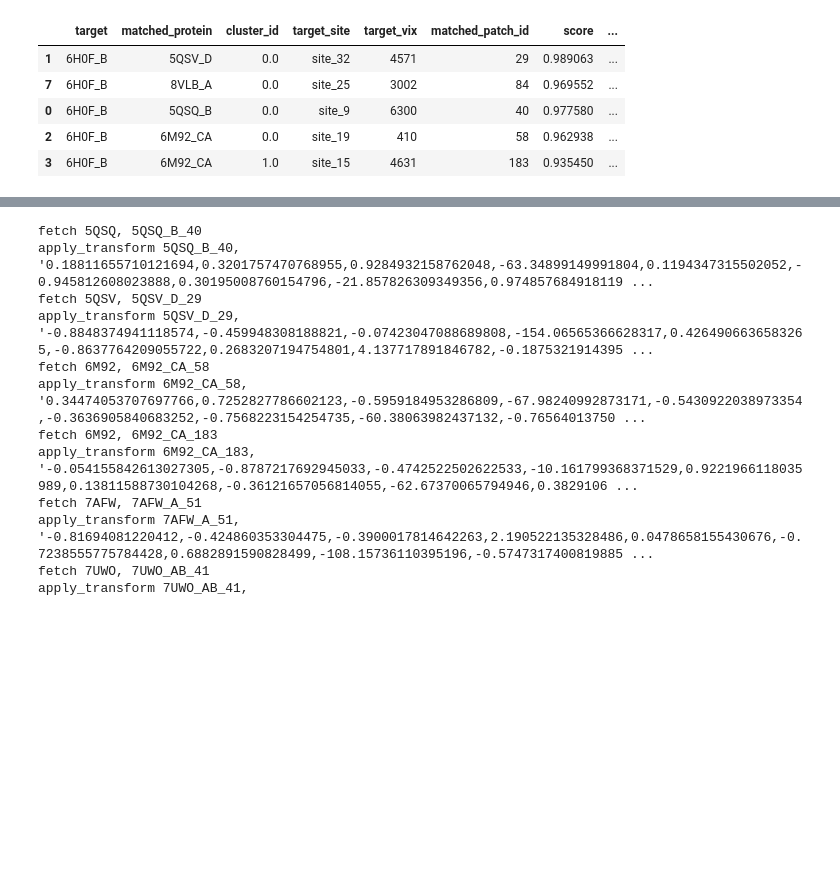
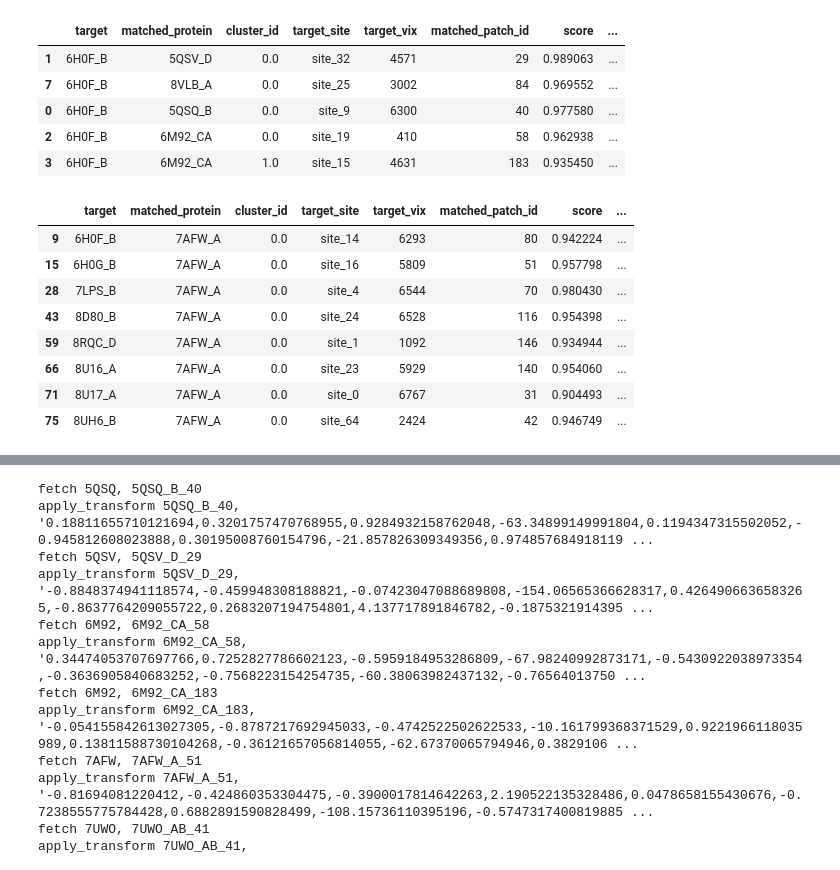
Before and after one commit to meng-yx/masif-neosurf-af2, a Jupyter notebook: notebooks/neosurf_neosurf.ipynb, the cells around one changed output, grey strips where cells are left out. Cells and saved outputs as stored; diff of their text form; code cells hidden in the pictures; blank space fills up the shorter version.

```diff
--- a/notebooks/neosurf_neosurf.ipynb
+++ b/notebooks/neosurf_neosurf.ipynb
@@ -398,3 +334,20 @@ Wrote 9 deduplicated matches to /scratch/ymeng/NNeosurf/masif-neosurf/data/masif
 | 0 | 6H0F_B | 5QSQ_B | 0.0 | site_9 | 6300 | 40 | 0.977580 | ... |
 | 2 | 6H0F_B | 6M92_CA | 0.0 | site_19 | 410 | 58 | 0.962938 | ... |
 | 3 | 6H0F_B | 6M92_CA | 1.0 | site_15 | 4631 | 183 | 0.935450 | ... |
+# %%
+df_dedup = pd.read_csv("/scratch/ymeng/NNeosurf/masif-neosurf/data/crbn_ligands_dedup.csv")
+
+# Filter to matched_protein == 7AFW_A
+df_dedup = df_dedup[df_dedup["matched_protein"] == "7AFW_A"]
+
+df_dedup
+# %% [output]
+|  | target | matched_protein | cluster_id | target_site | target_vix | matched_patch_id | score | ... |
+| 9 | 6H0F_B | 7AFW_A | 0.0 | site_14 | 6293 | 80 | 0.942224 | ... |
+| 15 | 6H0G_B | 7AFW_A | 0.0 | site_16 | 5809 | 51 | 0.957798 | ... |
+| 28 | 7LPS_B | 7AFW_A | 0.0 | site_4 | 6544 | 70 | 0.980430 | ... |
+| 43 | 8D80_B | 7AFW_A | 0.0 | site_24 | 6528 | 116 | 0.954398 | ... |
+| 59 | 8RQC_D | 7AFW_A | 0.0 | site_1 | 1092 | 146 | 0.934944 | ... |
+| 66 | 8U16_A | 7AFW_A | 0.0 | site_23 | 5929 | 140 | 0.954060 | ... |
+| 71 | 8U17_A | 7AFW_A | 0.0 | site_0 | 6767 | 31 | 0.904493 | ... |
+| 75 | 8UH6_B | 7AFW_A | 0.0 | site_64 | 2424 | 42 | 0.946749 | ... |
```
Also changed, not shown: parts of 16 cells of this notebook, 4 other files.
